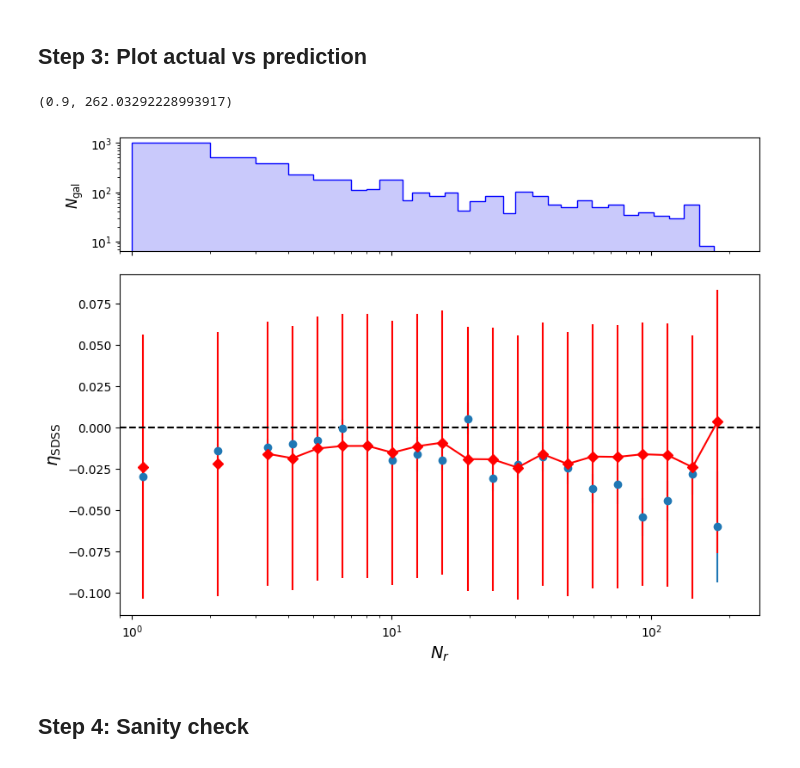
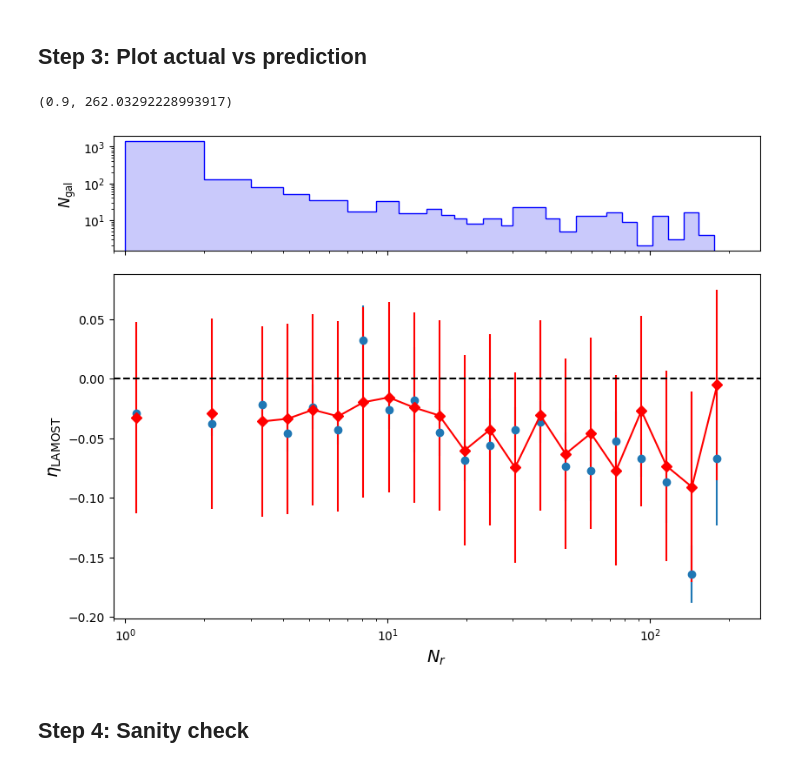
Before and after one commit to mrafifrbbn/thesis-research-2.0, a Jupyter notebook: experiments/experiment_007_richness_analysis/richness_plot.ipynb, the cells around one changed output. Drawn from its saved outputs; the diff is of its cells as text; code cells hidden in the pictures.

```diff
--- a/experiments/experiment_007_richness_analysis/richness_plot.ipynb
+++ b/experiments/experiment_007_richness_analysis/richness_plot.ipynb
@@ -264,14 +318,18 @@ df1
 def linear_func(x, m, c):
     return m * x + c
 
+survey = "SDSS"
+
 # Load log-distance ratio
-df = pd.read_csv('../../data/foundation/logdist/smin_setting_1/fp_fit_method_0/sdss.csv')
+df = pd.read_csv(f'../../data/foundation/logdist/smin_setting_1/fp_fit_method_0/{survey.lower()}.csv')
 
 # Calculate J-band absolute magnitude
 red_spline, lumred_spline, dist_spline, lumdist_spline, ez_spline = rz_table()
 d_C = sp.interpolate.splev(df["z_dist_est"].to_numpy(), dist_spline)
 d_L = (1 + df["zhelio"]) * d_C * 10**6
 df["absMag_j"] = (df["j_m_ext"] - df["extinction_j"]) - 5 * (np.log10(d_L) - 1) - df["kcor_j"]
+# df["absMag_j"] += 3.52 * df["logdist_all_combined"]
+
 
 # Calculate absolute magnitude rolling mean
 x_param = "absMag_j"
@@ -317,4 +375,7 @@ popt, pcov = curve_fit(linear_func, x_trials, logdist_means, p0=[-0.1, -10])
 x_ = np.linspace(-25, -21, 100)
 y_ = linear_func(x_, popt[0], popt[1])
 plt.plot(x_, y_, c='r')
+
+print("Slope: ", np.round(popt[0], 2))
+print("Intercept: ", np.round(popt[1], 2))
 # %% [output]
@@ -353,7 +399,7 @@ logdist_pred_err = 0.08
 # %% [markdown]
 ## Step 3: Plot actual vs prediction
 # %%
-survey = "SDSS"
+survey = "LAMOST"
 # df = df[df["Group"] != -1]
 
 # Richness bins
@@ -364,34 +410,34 @@ scale = 1.2
 fig, (ax1, ax2) = plt.subplots(nrows=2, figsize=(8 * scale, 6 * scale), height_ratios=[1, 3], sharex=True)
 plt.subplots_adjust(left=None, bottom=None, right=None, top=None, wspace=None, hspace=0.1)
 
 # Histogram of group richness
 histogram_bins = np.unique(np.ceil(np.logspace(0., np.log10(200), 40)))
 ax1.hist(df["Nr"], bins=histogram_bins, edgecolor='blue', histtype='stepfilled', color='#c9c9fb')
 # ax1.hist(df["Nr"], bins=np.unique(np.ceil(np.linspace(1, 210, 40))), edgecolor='blue', histtype='stepfilled', color='#c9c9fb')
 ax1.set_yscale("log")
 ax1.set_ylabel("$N_\mathrm{gal}$", fontsize=12)
 
 # Trend of logdist vs richness
 df['richness_bin'] = pd.cut(df['Nr'], richness_bins, labels=richness_bins_labels)
 richness_bins_middle = 0.5 * (richness_bins[1:] + richness_bins[:-1])
 logdist_binned_mean = df[['richness_bin', "logdist_all_combined"]].groupby(by='richness_bin', observed=False).median().values.ravel()
 logdist_binned_std = df[['richness_bin', "logdist_all_combined"]].groupby(by='richness_bin', observed=False).std().to_numpy().ravel()
 logdist_binned_stderr = df[['richness_bin', "logdist_all_combined"]].groupby(by='richness_bin', observed=False).std().to_numpy().ravel() / np.sqrt(df[['richness_bin', "logdist_all_combined"]].groupby(by='richness_bin', observed=False).count().to_numpy().ravel())
 logdist_lower = df[['richness_bin', "logdist_all_combined"]].groupby(by='richness_bin', observed=False).quantile(0.16).to_numpy().ravel()
 logdist_upper = df[['richness_bin', "logdist_all_combined"]].groupby(by='richness_bin', observed=False).quantile(0.84).to_numpy().ravel()
 
 ax2.errorbar(richness_bins_middle, logdist_binned_mean, yerr=logdist_binned_stderr, fmt='o')
 # ax2.scatter(richness_bins_middle, logdist_pred, c='r', marker='D')
 ax2.errorbar(richness_bins_middle, logdist_pred, yerr=logdist_pred_err, c='r', marker='D')
 ax2.set_xscale("log")
 ax2.axhline(y=0, c='k', ls='--')
 ax2.set_ylabel(r"$\eta_\mathrm{survey}$".replace("survey", survey), fontsize=14)
 ax2.set_xlabel("$N_r$", fontsize=14)
 
 ax2.set_xlim(left=0.9)
 # %% [output]
 (0.9, 262.03292228993917)
-[figure, old version]
+[figure, new version]
 # %% [markdown]
 ## Step 4: Sanity check
 # %%
```
Also changed, not shown: parts of 13 cells of this notebook, 49 other files.
